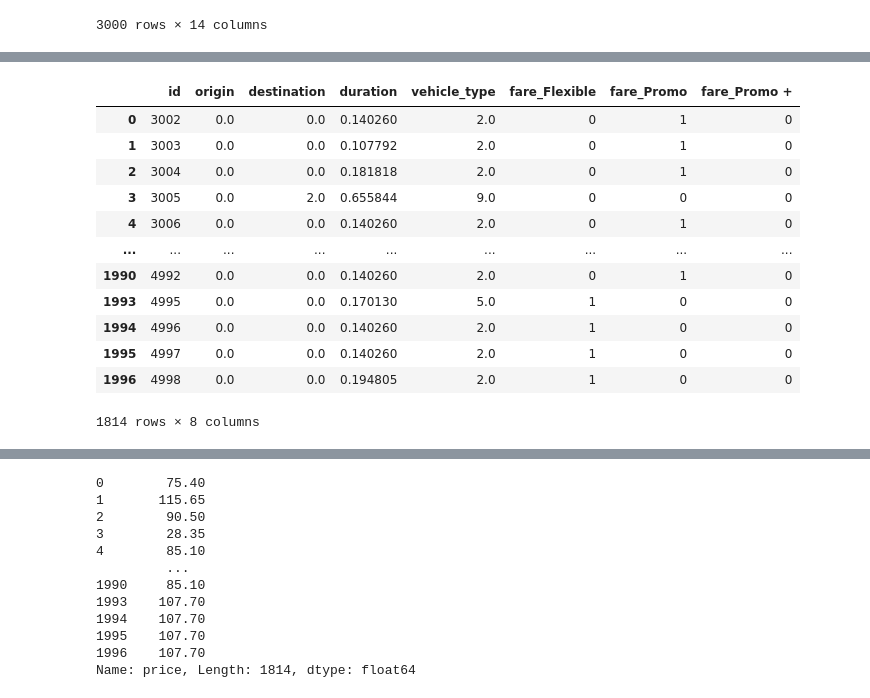
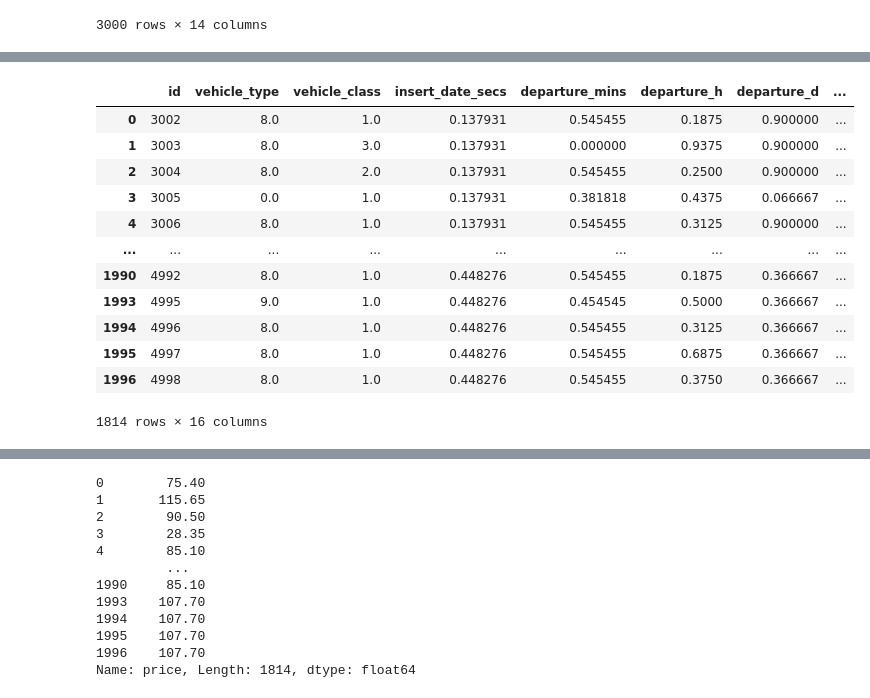
Before and after one commit to OhhTuRnz/Trasteo_academy, a Jupyter notebook: Trasteo_regresion_trenes.ipynb, the cells around one changed output, grey strips where cells are left out. Drawn from its saved outputs; the diff is of its cells as text; code cells hidden in the pictures.

```diff
--- a/Trasteo_regresion_trenes.ipynb
+++ b/Trasteo_regresion_trenes.ipynb
@@ -106,42 +163,76 @@ hehe
 # %%
 hehe_test = test.copy()
 
-hehe_test = hehe_test.drop(['vehicle_class'], axis = 1)
+hehe_test['departure'] = (pd.to_datetime(hehe_test['departure']))
+hehe_test['arrival'] = (pd.to_datetime(hehe_test['arrival']))
+hehe_test['insert_date'] = (pd.to_datetime(hehe_test['insert_date']))
+
+hehe_test['insert_date_secs'] = hehe_test['insert_date'].dt.second
+
+hehe_test['departure_mins'] = hehe_test['departure'].dt.minute
+hehe_test['departure_h'] = hehe_test['departure'].dt.hour
+hehe_test['departure_d'] = hehe_test['departure'].dt.day
+hehe_test['departure_M'] = hehe_test['departure'].dt.month
+
+hehe_test['arrival_h'] = hehe_test['arrival'].dt.hour
+hehe_test['arrival_d'] = hehe_test['arrival'].dt.day
+hehe_test['arrival_M'] = hehe_test['arrival'].dt.month
+
+#hehe_test = hehe_test.drop(['id'], axis = 1)
+#hehe_test = hehe_test.drop(['vehicle_class'], axis = 1)
+hehe_test = hehe_test.drop(['origin'], axis = 1)
 hehe_test = hehe_test.drop(['company'], axis = 1)
 hehe_test = hehe_test.drop(['seats'], axis = 1)
 hehe_test = hehe_test.drop(['meta'], axis = 1)
 hehe_test = hehe_test.drop(['departure'], axis = 1)
 hehe_test = hehe_test.drop(['arrival'], axis = 1)
 hehe_test = hehe_test.drop(['insert_date'], axis = 1)
+hehe_test = hehe_test.drop(['duration'], axis = 1)
 
+#hehe_test = hehe_test.fillna(hehe_test.price.mean() + randomize()*hehe_test['price'].std())
+#hehe_test.price = hehe_test.price.fillna(hehe_test.price.median() + 0.1*hehe_test['price'].std())
 hehe_test = hehe_test.dropna(axis = 0)
 
+hehe_test.vehicle_class = hehe_test.vehicle_class.fillna('Turista')
+
 hehe_test = pd.get_dummies(hehe_test,prefix=['fare'], columns = ['fare'], drop_first=True)
+hehe_test = pd.get_dummies(hehe_test,prefix=['destination'], columns = ['destination'], drop_first=True)
 
-#hehe_test[['vehicle_class']] = OrdinalEncoder().fit_transform(hehe_test[['vehicle_class']])
-hehe_test[['vehicle_type']] = OrdinalEncoder().fit_transform(hehe_test[['vehicle_type']])
-hehe_test[['origin']] = OrdinalEncoder().fit_transform(hehe_test[['origin']])
-hehe_test[['destination']] = OrdinalEncoder().fit_transform(hehe_test[['destination']])
+hehe_test[['vehicle_class']] = OrdinalEncoder(categories=[['Turista con enlace', 'Turista', 'Turista Plus', 'Preferente']]).fit_transform(hehe_test[['vehicle_class']])
+hehe_test[['vehicle_type']] = OrdinalEncoder(categories=[['REGIONAL', 'MD-LD', 'INTERCITY', 'R. EXPRES', 'AVE-LD', 'AV City', 'AVE-MD', 'ALVIA', 'AVE', 'AVE-TGV']]).fit_transform(hehe_test[['vehicle_type']])
+#hehe_test[['origin']] = OrdinalEncoder().fit_transform(hehe_test[['origin']])
+#hehe_test[['destination']] = OrdinalEncoder().fit_transform(hehe_test[['destination']])
+#hehe_test[['insert_date']] = OrdinalEncoder().fit_transform(hehe_test[['insert_date']])
 
 scaler = MinMaxScaler()
-hehe_test[['duration']] = scaler.fit_transform(hehe_test[['duration']])
+#hehe_test[['duration']] = scaler.fit_transform(hehe_test[['duration']])
+#hehe_test[['insert_date']] = scaler.fit_transform(hehe_test[['insert_date']])
+hehe_test[['insert_date_secs']] = scaler.fit_transform(hehe_test[['insert_date_secs']])
+hehe_test[['departure_mins']] = scaler.fit_transform(hehe_test[['departure_mins']])
+hehe_test[['departure_h']] = scaler.fit_transform(hehe_test[['departure_h']])
+hehe_test[['departure_d']] = scaler.fit_transform(hehe_test[['departure_d']])
+hehe_test[['departure_M']] = scaler.fit_transform(hehe_test[['departure_M']])
+hehe_test[['arrival_h']] = scaler.fit_transform(hehe_test[['arrival_h']])
+hehe_test[['arrival_d']] = scaler.fit_transform(hehe_test[['arrival_d']])
+hehe_test[['arrival_M']] = scaler.fit_transform(hehe_test[['arrival_M']])
+
 y_test = hehe_test.pop('price')
 
 hehe_test
 # %% [output]
-|  | id | origin | destination | duration | vehicle_type | fare_Flexible | fare_Promo | fare_Promo + |
-| 0 | 3002 | 0.0 | 0.0 | 0.140260 | 2.0 | 0 | 1 | 0 |
-| 1 | 3003 | 0.0 | 0.0 | 0.107792 | 2.0 | 0 | 1 | 0 |
-| 2 | 3004 | 0.0 | 0.0 | 0.181818 | 2.0 | 0 | 1 | 0 |
-| 3 | 3005 | 0.0 | 2.0 | 0.655844 | 9.0 | 0 | 0 | 0 |
-| 4 | 3006 | 0.0 | 0.0 | 0.140260 | 2.0 | 0 | 1 | 0 |
+|  | id | vehicle_type | vehicle_class | insert_date_secs | departure_mins | departure_h | departure_d | ... |
+| 0 | 3002 | 8.0 | 1.0 | 0.137931 | 0.545455 | 0.1875 | 0.900000 | ... |
+| 1 | 3003 | 8.0 | 3.0 | 0.137931 | 0.000000 | 0.9375 | 0.900000 | ... |
+| 2 | 3004 | 8.0 | 2.0 | 0.137931 | 0.545455 | 0.2500 | 0.900000 | ... |
+| 3 | 3005 | 0.0 | 1.0 | 0.137931 | 0.381818 | 0.4375 | 0.066667 | ... |
+| 4 | 3006 | 8.0 | 1.0 | 0.137931 | 0.545455 | 0.3125 | 0.900000 | ... |
 | ... | ... | ... | ... | ... | ... | ... | ... | ... |
-| 1990 | 4992 | 0.0 | 0.0 | 0.140260 | 2.0 | 0 | 1 | 0 |
-| 1993 | 4995 | 0.0 | 0.0 | 0.170130 | 5.0 | 1 | 0 | 0 |
-| 1994 | 4996 | 0.0 | 0.0 | 0.140260 | 2.0 | 1 | 0 | 0 |
-| 1995 | 4997 | 0.0 | 0.0 | 0.140260 | 2.0 | 1 | 0 | 0 |
-| 1996 | 4998 | 0.0 | 0.0 | 0.194805 | 2.0 | 1 | 0 | 0 |
+| 1990 | 4992 | 8.0 | 1.0 | 0.448276 | 0.545455 | 0.1875 | 0.366667 | ... |
+| 1993 | 4995 | 9.0 | 1.0 | 0.448276 | 0.454545 | 0.5000 | 0.366667 | ... |
+| 1994 | 4996 | 8.0 | 1.0 | 0.448276 | 0.545455 | 0.3125 | 0.366667 | ... |
+| 1995 | 4997 | 8.0 | 1.0 | 0.448276 | 0.545455 | 0.6875 | 0.366667 | ... |
+| 1996 | 4998 | 8.0 | 1.0 | 0.448276 | 0.545455 | 0.3750 | 0.366667 | ... |
-1814 rows × 8 columns
+1814 rows × 16 columns
 # %%
 reg = linear_model.LinearRegression()
 reg.fit(hehe, y)
```
Also changed, not shown: parts of 18 cells of this notebook.
